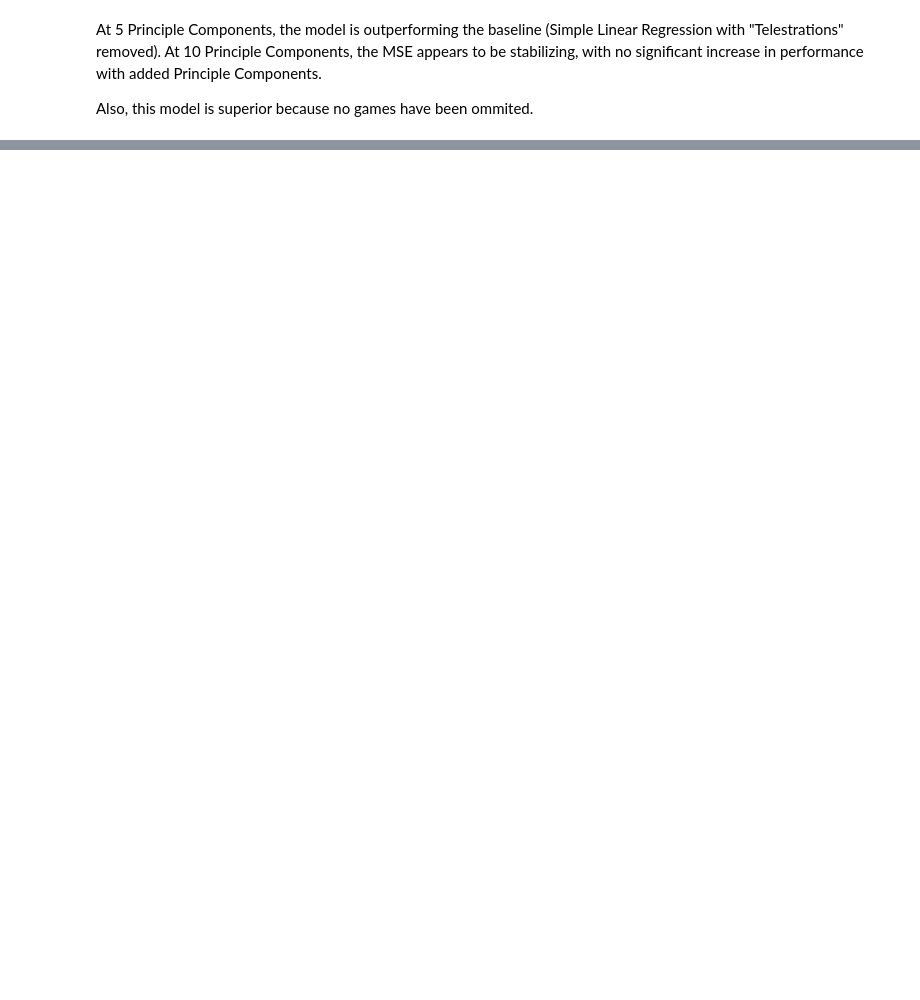
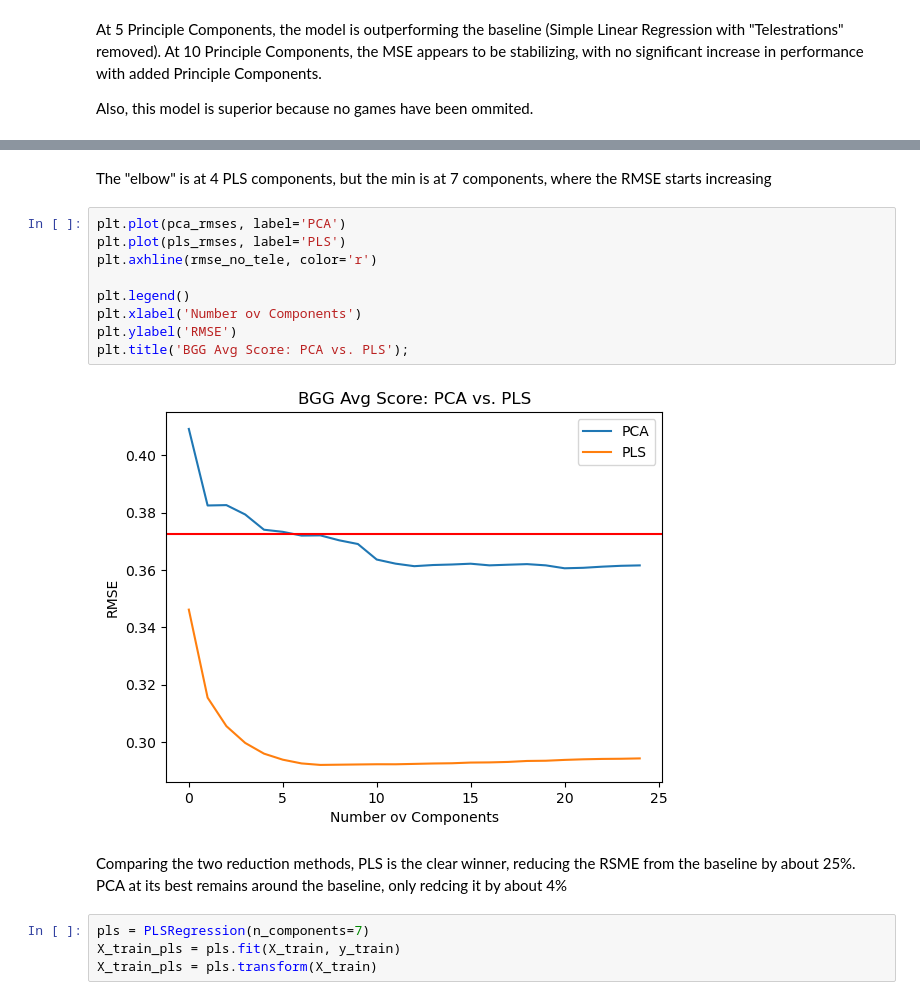
Before and after one commit to haddocksmack/bgg_ml, a Jupyter notebook: BGG_ML.ipynb, the cells around one changed output, grey strips where cells are left out. Drawn from its saved outputs; the diff is of its cells as text; blank space fills up the shorter version.

```diff
--- a/BGG_ML.ipynb
+++ b/BGG_ML.ipynb
@@ -326,0 +421,19 @@ Also, this model is superior because no games have been ommited.
+# %% [markdown]
+The "elbow" is at 4 PLS components, but the min is at 7 components, where the RMSE starts increasing
+# %%
+plt.plot(pca_rmses, label='PCA')
+plt.plot(pls_rmses, label='PLS')
+plt.axhline(rmse_no_tele, color='r')
+
+plt.legend()
+plt.xlabel('Number ov Components')
+plt.ylabel('RMSE')
+plt.title('BGG Avg Score: PCA vs. PLS');
+# %% [output]
+[figure, added]
+# %% [markdown]
+Comparing the two reduction methods, PLS is the clear winner, reducing the RSME from the baseline by about 25%. PCA at its best remains around the baseline, only redcing it by about 4%
+# %%
+pls = PLSRegression(n_components=7)
+X_train_pls = pls.fit(X_train, y_train)
+X_train_pls = pls.transform(X_train)
```
Also changed, not shown: parts of 28 cells of this notebook, 1 other file.
